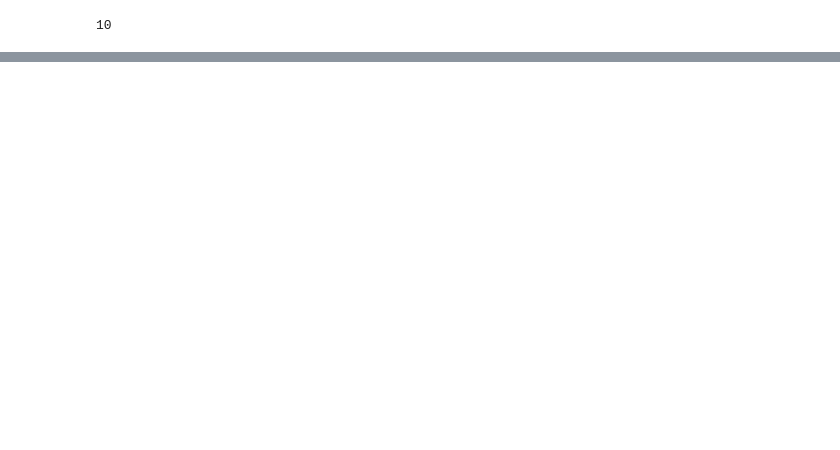
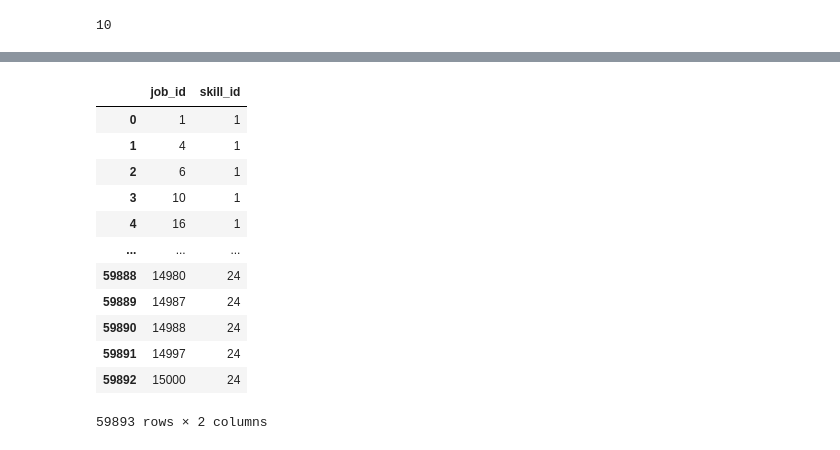
Before and after one commit to isg75/first_project, a Jupyter notebook: notebooks/Clean_Data_And_sql_Miguel.ipynb, the cells around one changed output, grey strips where cells are left out. Saved outputs shown, nothing was run; the diff lists cells and outputs as text; code cells hidden in the pictures; blank space fills up the shorter version.

```diff
--- a/notebooks/Clean_Data_And_sql_Miguel.ipynb
+++ b/notebooks/Clean_Data_And_sql_Miguel.ipynb
@@ -64,0 +57,2 @@ skills_df = pd.DataFrame({"skill_id": [i for i in range(len(skills_set))], "skil
+# %%
+skills_df = pd.DataFrame({"skill_id": [i + 1 for i in range(len(skills_set))], "skill": list(skills_set)})
@@ -198,0 +143,12 @@ job.to_csv(os.path.join(export_folder, 'job.csv'), index=False, sep=',', encodin
+# %%
+# Step 3: Filter rows where value == 1
+melted_df = melted_df[melted_df['value'] == 1]
+
+# Step 4: Merge with skills_df to get skill_id
+bridge_table = melted_df.merge(skills_df, on='skill', how='left')
+
+# Step 5: Select and rename required columns for SQL import
+bridge_table = bridge_table[['job_id', 'skill_id']].rename(columns={'skill_id': 'skill_id', 'job_id': 'job_id'})
+
+# Step 6 (optional): Reset index for cleanliness
+bridge_table.reset_index(drop=True, inplace=True)
@@ -198,0 +240,35 @@ job.to_csv(os.path.join(export_folder, 'job.csv'), index=False, sep=',', encodin
+# %%
+# Step 1: Filter melted_df for rows where value == 1
+filtered_df = melted_df[melted_df['value'] == 1].copy()
+
+# Step 2: Clean skill columns for safe merge
+filtered_df['skill'] = filtered_df['skill'].str.strip()
+skills_df['skill'] = skills_df['skill'].str.strip()
+
+# Step 3: Merge filtered_df with skills_df on 'skill' to get 'skill_id'
+bridge_table = filtered_df.merge(skills_df[['skill', 'skill_id']], on='skill', how='left')
+
+# Step 4: Select only 'job_id' and 'skill_id'
+bridge_table = bridge_table[['job_id', 'skill_id']]
+
+# Step 5: Reset index for cleanliness
+bridge_table.reset_index(drop=True, inplace=True)
+
+# Step 6: Export to CSV
+bridge_table.to_csv('skills_to_job.csv', index=False)
+# %%
+bridge_table
+# %% [output]
+|  | job_id | skill_id |
+| 0 | 1 | 1 |
+| 1 | 4 | 1 |
+| 2 | 6 | 1 |
+| 3 | 10 | 1 |
+| 4 | 16 | 1 |
+| ... | ... | ... |
+| 59888 | 14980 | 24 |
+| 59889 | 14987 | 24 |
+| 59890 | 14988 | 24 |
+| 59891 | 14997 | 24 |
+| 59892 | 15000 | 24 |
+59893 rows × 2 columns
```
Also changed, not shown: parts of 20 cells of this notebook, 8 other files.
